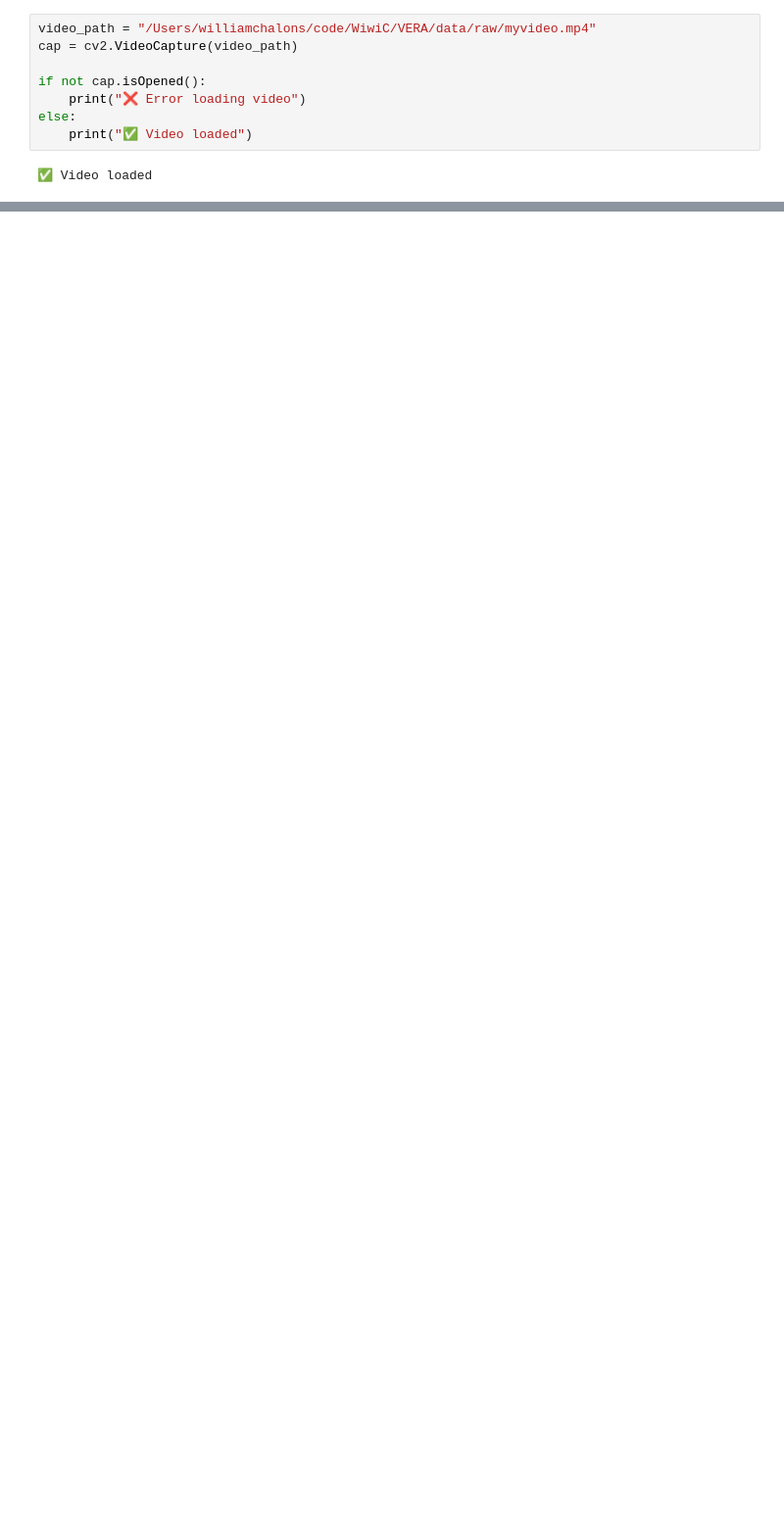
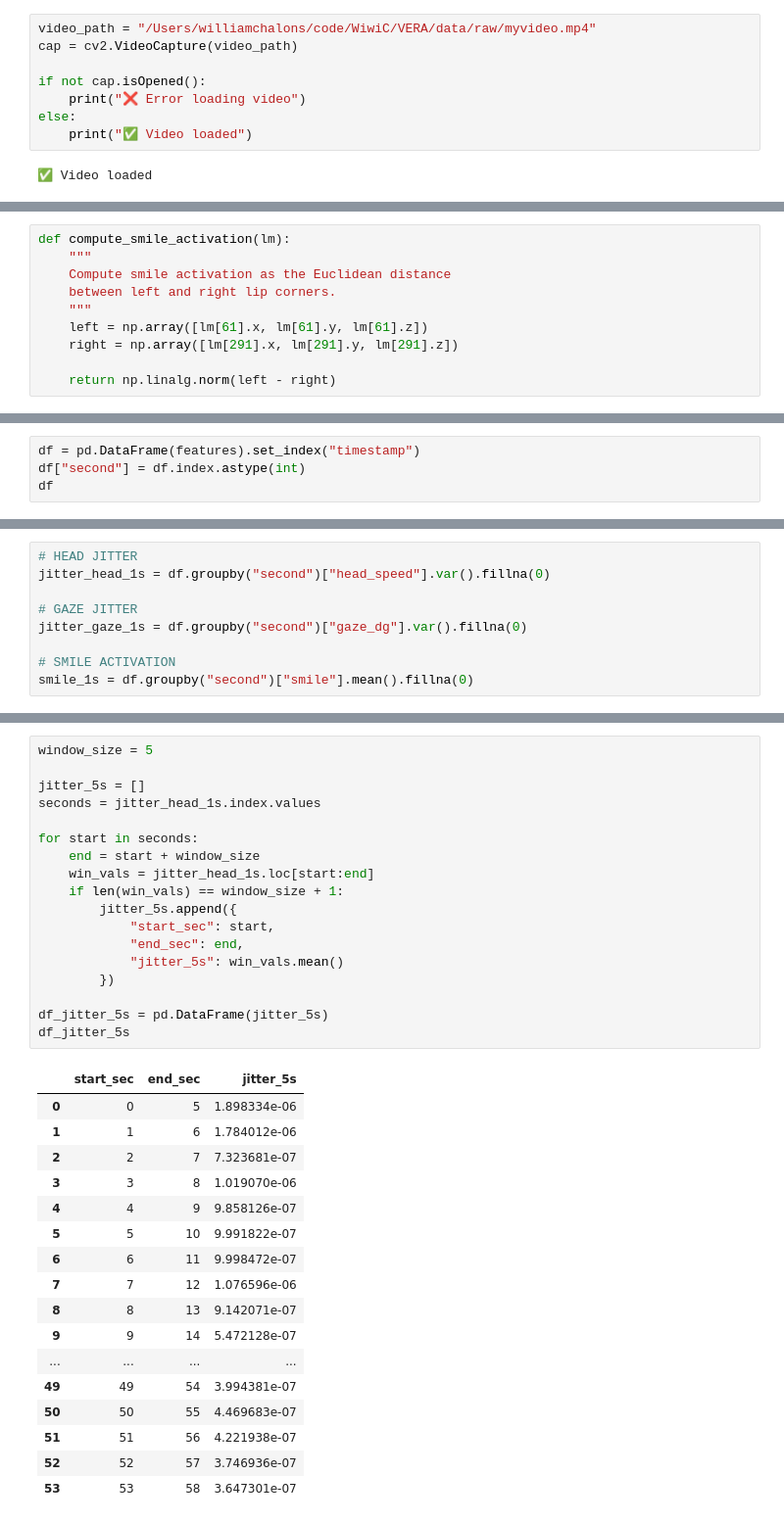
Before and after one commit to WiwiC/VERA, a Jupyter notebook: notebooks/01_facemesh_extraction.ipynb, the cells around one changed output, grey strips where cells are left out. Shown: that part at 98% size. Saved outputs shown, nothing was run; the diff lists cells and outputs as text; blank space fills up the shorter version.

```diff
--- a/notebooks/01_facemesh_extraction.ipynb
+++ b/notebooks/01_facemesh_extraction.ipynb
@@ -94,0 +84,10 @@ def extract_facemesh_landmarks(video_path, output_json):
+# %%
+def compute_smile_activation(lm):
+    """
+    Compute smile activation as the Euclidean distance
+    between left and right lip corners.
+    """
+    left = np.array([lm[61].x, lm[61].y, lm[61].z])
+    right = np.array([lm[291].x, lm[291].y, lm[291].z])
+
+    return np.linalg.norm(left - right)
@@ -94,0 +151,4 @@ def extract_facemesh_landmarks(video_path, output_json):
+# %%
+df = pd.DataFrame(features).set_index("timestamp")
+df["second"] = df.index.astype(int)
+df
@@ -94,0 +176,9 @@ def extract_facemesh_landmarks(video_path, output_json):
+# %%
+# HEAD JITTER
+jitter_head_1s = df.groupby("second")["head_speed"].var().fillna(0)
+
+# GAZE JITTER
+jitter_gaze_1s = df.groupby("second")["gaze_dg"].var().fillna(0)
+
+# SMILE ACTIVATION
+smile_1s = df.groupby("second")["smile"].mean().fillna(0)
@@ -94,0 +191,36 @@ def extract_facemesh_landmarks(video_path, output_json):
+# %%
+window_size = 5
+
+jitter_5s = []
+seconds = jitter_head_1s.index.values
+
+for start in seconds:
+    end = start + window_size
+    win_vals = jitter_head_1s.loc[start:end]
+    if len(win_vals) == window_size + 1:
+        jitter_5s.append({
+            "start_sec": start,
+            "end_sec": end,
+            "jitter_5s": win_vals.mean()
+        })
+
+df_jitter_5s = pd.DataFrame(jitter_5s)
+df_jitter_5s
+# %% [output]
+|  | start_sec | end_sec | jitter_5s |
+| 0 | 0 | 5 | 1.898334e-06 |
+| 1 | 1 | 6 | 1.784012e-06 |
+| 2 | 2 | 7 | 7.323681e-07 |
+| 3 | 3 | 8 | 1.019070e-06 |
+| 4 | 4 | 9 | 9.858126e-07 |
+| 5 | 5 | 10 | 9.991822e-07 |
+| 6 | 6 | 11 | 9.998472e-07 |
+| 7 | 7 | 12 | 1.076596e-06 |
+| 8 | 8 | 13 | 9.142071e-07 |
+| 9 | 9 | 14 | 5.472128e-07 |
+| ... | ... | ... | ... |
+| 49 | 49 | 54 | 3.994381e-07 |
+| 50 | 50 | 55 | 4.469683e-07 |
+| 51 | 51 | 56 | 4.221938e-07 |
+| 52 | 52 | 57 | 3.746936e-07 |
+| 53 | 53 | 58 | 3.647301e-07 |
```
Also changed, not shown: parts of 37 cells of this notebook.
